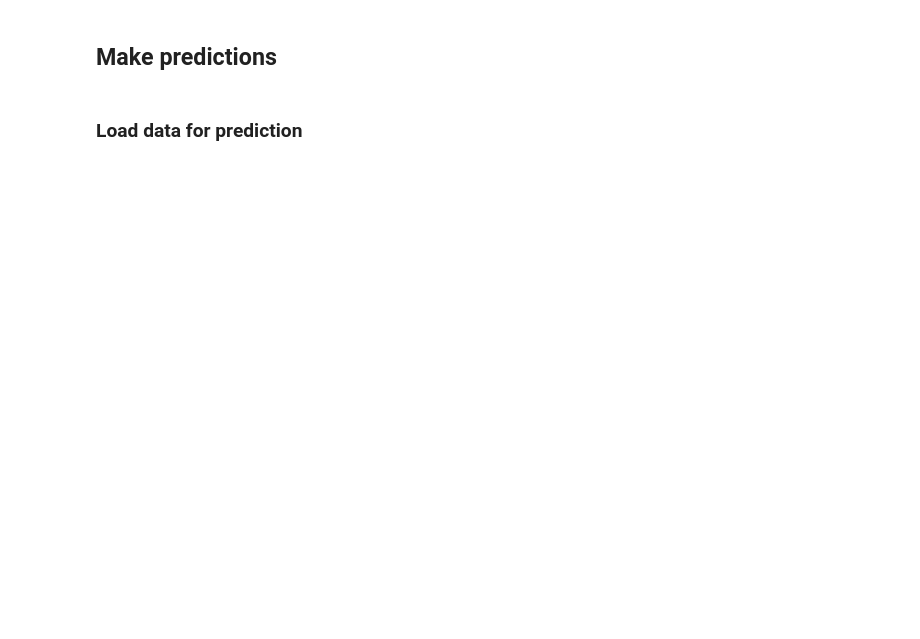
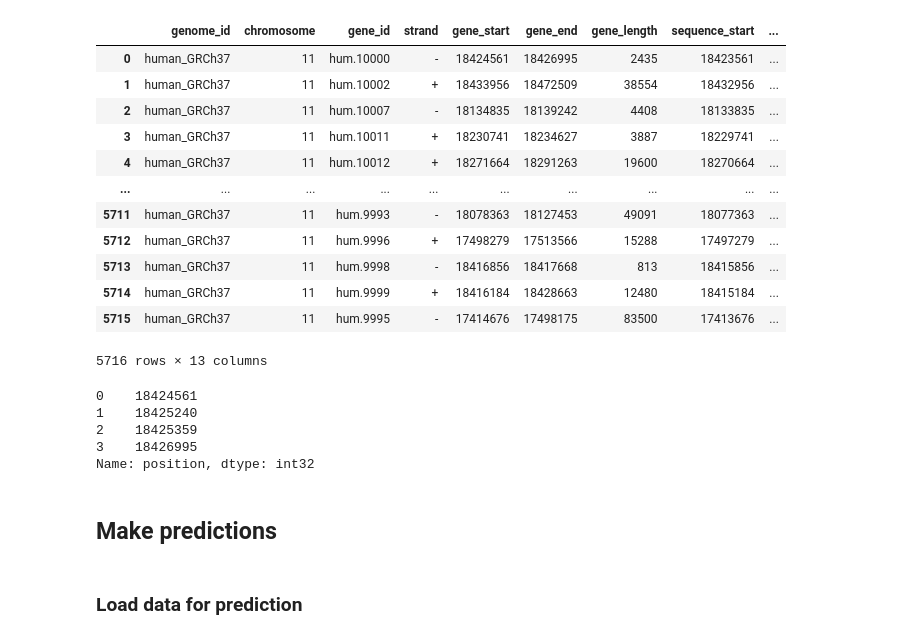
Before and after one commit to anamariaelek/alphagenome, a Jupyter notebook: notebooks/splicing_predict.ipynb, the cells around one changed output. Cells and saved outputs as stored; diff of their text form; code cells hidden in the pictures; blank space fills up the shorter version.

```diff
--- a/notebooks/splicing_predict.ipynb
+++ b/notebooks/splicing_predict.ipynb
@@ -6,3 +32,30 @@ torch.cuda.set_per_process_memory_fraction(0.5, device=0)
+# %%
+csv_fn = "/home/elek/sds/sd17d003/Anamaria/splicevo/data/processed_small/human_GRCh37/metadata.csv"
+csv = pd.read_csv(csv_fn)
+csv
+# %% [output]
+|  | genome_id | chromosome | gene_id | strand | gene_start | gene_end | gene_length | sequence_start | ... |
+| 0 | human_GRCh37 | 11 | hum.10000 | - | 18424561 | 18426995 | 2435 | 18423561 | ... |
+| 1 | human_GRCh37 | 11 | hum.10002 | + | 18433956 | 18472509 | 38554 | 18432956 | ... |
+| 2 | human_GRCh37 | 11 | hum.10007 | - | 18134835 | 18139242 | 4408 | 18133835 | ... |
+| 3 | human_GRCh37 | 11 | hum.10011 | + | 18230741 | 18234627 | 3887 | 18229741 | ... |
+| 4 | human_GRCh37 | 11 | hum.10012 | + | 18271664 | 18291263 | 19600 | 18270664 | ... |
+| ... | ... | ... | ... | ... | ... | ... | ... | ... | ... |
+| 5711 | human_GRCh37 | 11 | hum.9993 | - | 18078363 | 18127453 | 49091 | 18077363 | ... |
+| 5712 | human_GRCh37 | 11 | hum.9996 | + | 17498279 | 17513566 | 15288 | 17497279 | ... |
+| 5713 | human_GRCh37 | 11 | hum.9998 | - | 18416856 | 18417668 | 813 | 18415856 | ... |
+| 5714 | human_GRCh37 | 11 | hum.9999 | + | 18416184 | 18428663 | 12480 | 18415184 | ... |
+| 5715 | human_GRCh37 | 11 | hum.9995 | - | 17414676 | 17498175 | 83500 | 17413676 | ... |
+5716 rows × 13 columns
+# %%
+i = 0
+lbl[lbl['sample_idx']==i]['position'] + csv.loc[i, 'gene_start']
+# %% [output]
+0    18424561
+1    18425240
+2    18425359
+3    18426995
+Name: position, dtype: int32
 # %% [markdown]
 ## Make predictions
 # %% [markdown]
```
Also changed, not shown: parts of 68 cells of this notebook, 5 other files.
